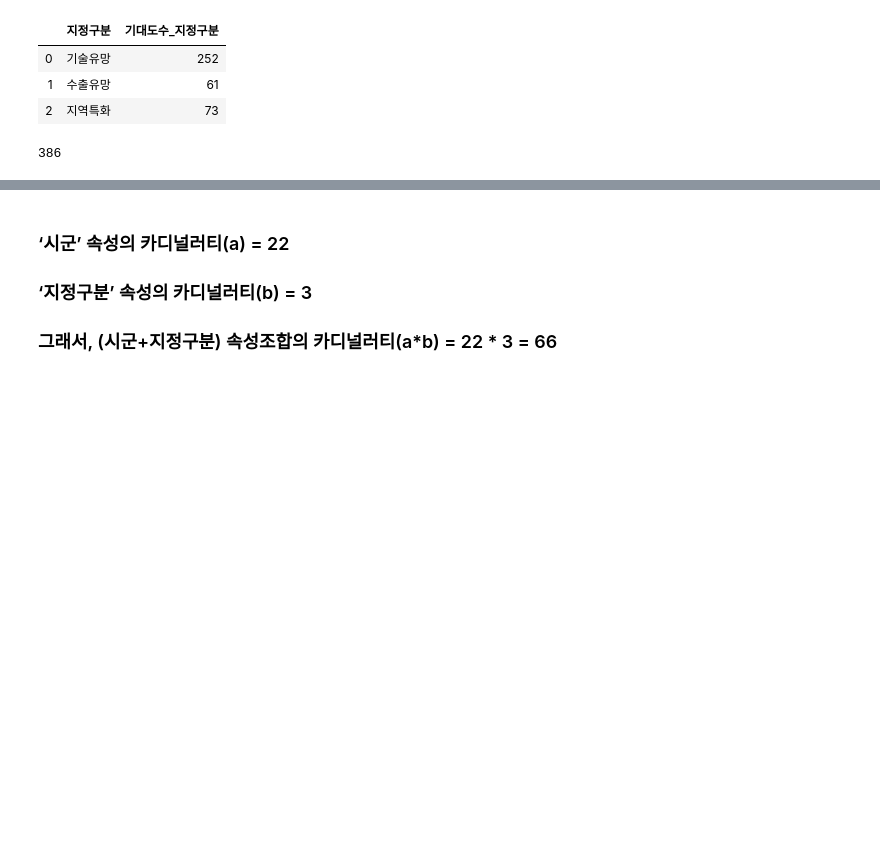
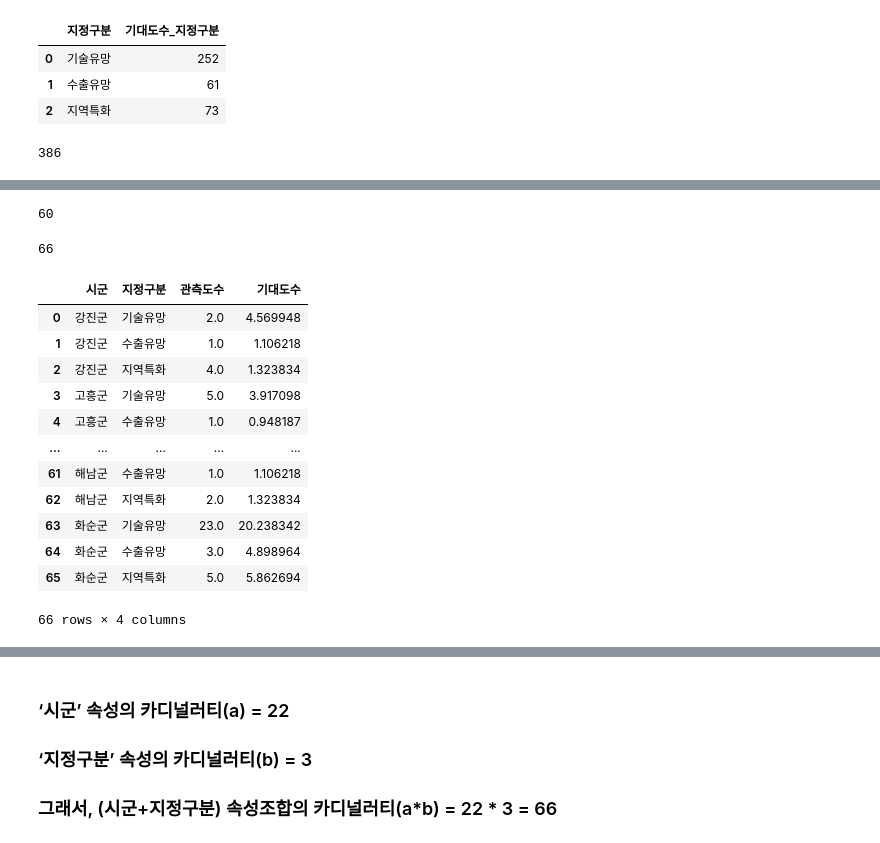
Before and after one commit to niccola7517/Public, a Jupyter notebook: ch3-2(실습용-데이터프레임버전).ipynb, the cells around one changed output, grey strips where cells are left out. Drawn from its saved outputs; the diff is of its cells as text; code cells hidden in the pictures; blank space fills up the shorter version.

```diff
--- a/ch3-2(실습용-데이터프레임버전).ipynb
+++ b/ch3-2(실습용-데이터프레임버전).ipynb
@@ -155,6 +193,26 @@ exp_df
+# %%
+obs_df.shape[0]
+# %% [output]
+60
+# %%
+exp_df.shape[0]
+# %% [output]
+66
 # %%
 # 관측도수데이터프레임(obs_df)와 기대도수데이터프레임(exp_df)를 merge(조인)하여 1차원 분할표를 구하기
 count_df =
-
-# 외부조인에 의해 발생한 결측값을 0으로 채우기
-count_df.
+count_df
+# %% [output]
+|  | 시군 | 지정구분 | 관측도수 | 기대도수 |
+| 0 | 강진군 | 기술유망 | 2.0 | 4.569948 |
+| 1 | 강진군 | 수출유망 | 1.0 | 1.106218 |
+| 2 | 강진군 | 지역특화 | 4.0 | 1.323834 |
+| 3 | 고흥군 | 기술유망 | 5.0 | 3.917098 |
+| 4 | 고흥군 | 수출유망 | 1.0 | 0.948187 |
+| ... | ... | ... | ... | ... |
+| 61 | 해남군 | 수출유망 | 1.0 | 1.106218 |
+| 62 | 해남군 | 지역특화 | 2.0 | 1.323834 |
+| 63 | 화순군 | 기술유망 | 23.0 | 20.238342 |
+| 64 | 화순군 | 수출유망 | 3.0 | 4.898964 |
+| 65 | 화순군 | 지역특화 | 5.0 | 5.862694 |
+66 rows × 4 columns
```
Also changed, not shown: parts of 16 cells of this notebook, 1 other file.
